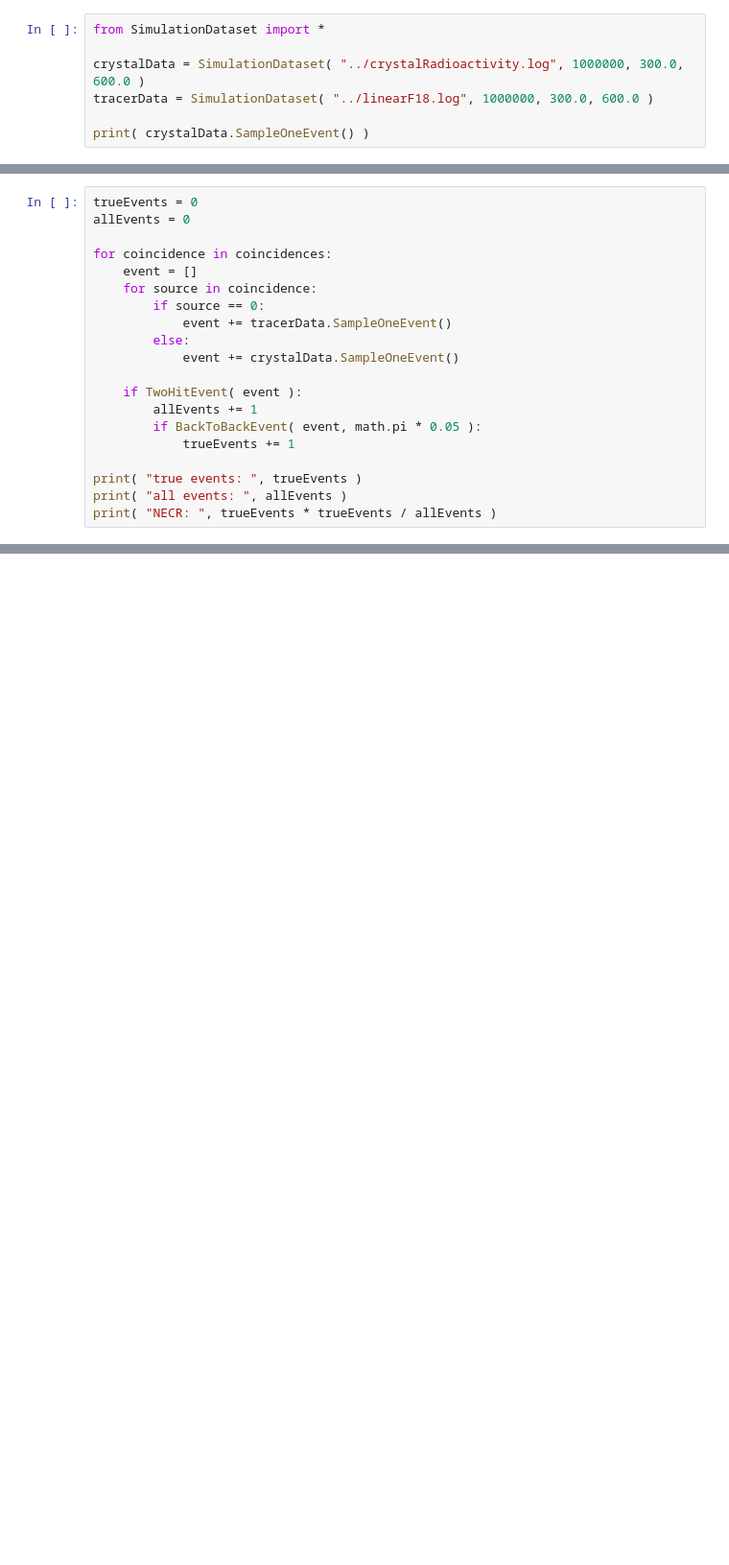
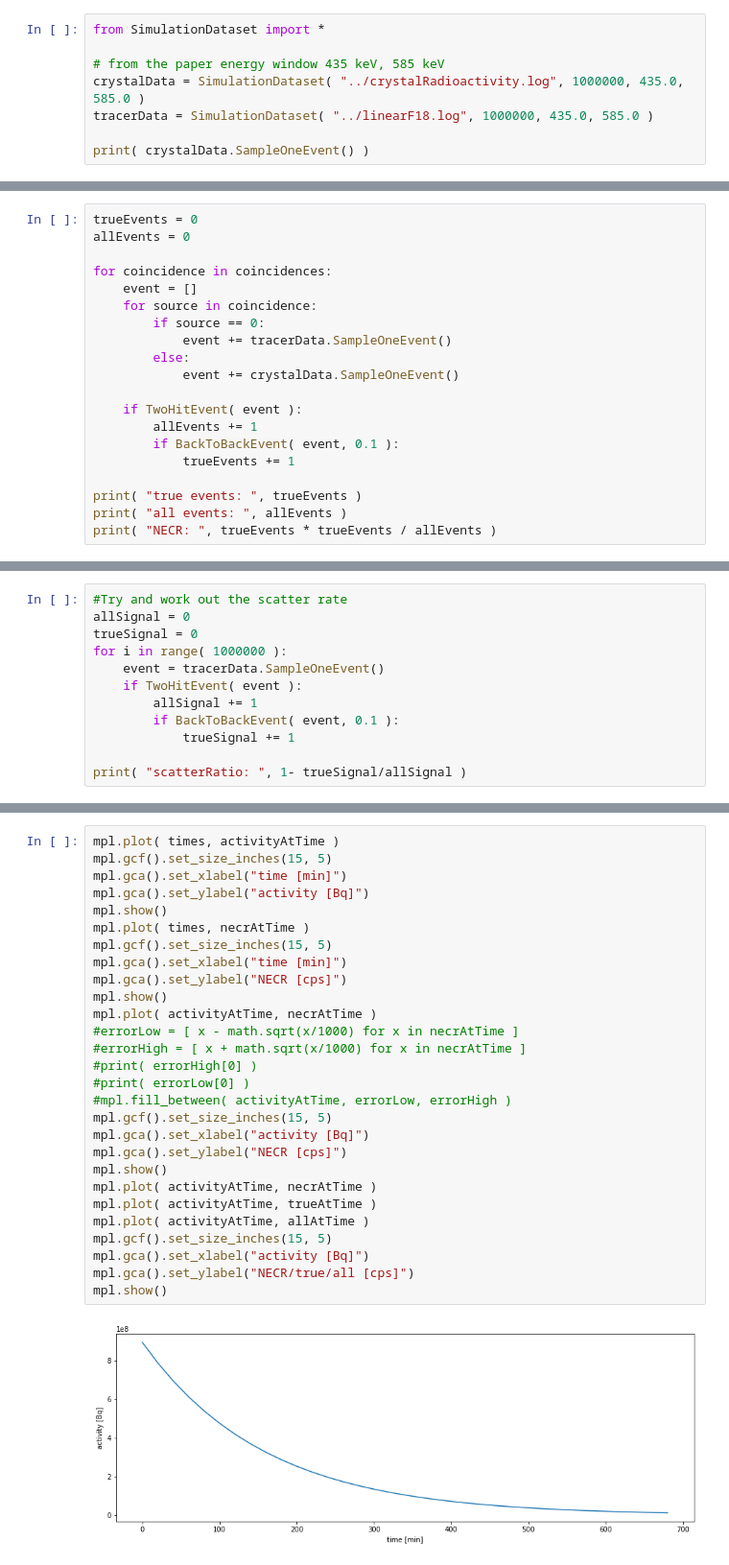
Before and after one commit to bwynneHEP/SimplePetScanner, a Jupyter notebook: analysis/NECRanalysis.ipynb, the cells around one changed output, grey strips where cells are left out. Shown at 96% size. Cells and saved outputs as stored; diff of their text form; blank space fills up the shorter version.

```diff
--- a/analysis/NECRanalysis.ipynb
+++ b/analysis/NECRanalysis.ipynb
@@ -253,7 +279,8 @@ print( "Average crystal activity per coincidence: ", crystalEventsPerCoincidence
 # %%
 from SimulationDataset import *
 
-crystalData = SimulationDataset( "../crystalRadioactivity.log", 1000000, 300.0, 600.0 )
-tracerData = SimulationDataset( "../linearF18.log", 1000000, 300.0, 600.0 )
+# from the paper energy window 435 keV, 585 keV
+crystalData = SimulationDataset( "../crystalRadioactivity.log", 1000000, 435.0, 585.0 )
+tracerData = SimulationDataset( "../linearF18.log", 1000000, 435.0, 585.0 )
 
 print( crystalData.SampleOneEvent() )
@@ -271,7 +306,7 @@ for coincidence in coincidences:
 
     if TwoHitEvent( event ):
         allEvents += 1
-        if BackToBackEvent( event, math.pi * 0.05 ):
+        if BackToBackEvent( event, 0.1 ):
             trueEvents += 1
 
 print( "true events: ", trueEvents )
@@ -279,0 +454,12 @@ print( "NECR: ", trueEvents * trueEvents / allEvents )
+# %%
+#Try and work out the scatter rate
+allSignal = 0
+trueSignal = 0
+for i in range( 1000000 ):
+    event = tracerData.SampleOneEvent()
+    if TwoHitEvent( event ):
+        allSignal += 1
+        if BackToBackEvent( event, 0.1 ):
+            trueSignal += 1
+
+print( "scatterRatio: ", 1- trueSignal/allSignal )
@@ -279,0 +506,30 @@ print( "NECR: ", trueEvents * trueEvents / allEvents )
+# %%
+mpl.plot( times, activityAtTime )
+mpl.gcf().set_size_inches(15, 5)
+mpl.gca().set_xlabel("time [min]")
+mpl.gca().set_ylabel("activity [Bq]")
+mpl.show()
+mpl.plot( times, necrAtTime )
+mpl.gcf().set_size_inches(15, 5)
+mpl.gca().set_xlabel("time [min]")
+mpl.gca().set_ylabel("NECR [cps]")
+mpl.show()
+mpl.plot( activityAtTime, necrAtTime )
+#errorLow = [ x - math.sqrt(x/1000) for x in necrAtTime ]
+#errorHigh = [ x + math.sqrt(x/1000) for x in necrAtTime ]
+#print( errorHigh[0] )
+#print( errorLow[0] )
+#mpl.fill_between( activityAtTime, errorLow, errorHigh )
+mpl.gcf().set_size_inches(15, 5)
+mpl.gca().set_xlabel("activity [Bq]")
+mpl.gca().set_ylabel("NECR [cps]")
+mpl.show()
+mpl.plot( activityAtTime, necrAtTime )
+mpl.plot( activityAtTime, trueAtTime )
+mpl.plot( activityAtTime, allAtTime )
+mpl.gcf().set_size_inches(15, 5)
+mpl.gca().set_xlabel("activity [Bq]")
+mpl.gca().set_ylabel("NECR/true/all [cps]")
+mpl.show()
+# %% [output]
+[figure, added]
```
Also changed, not shown: parts of 21 cells of this notebook, 2 other files.
